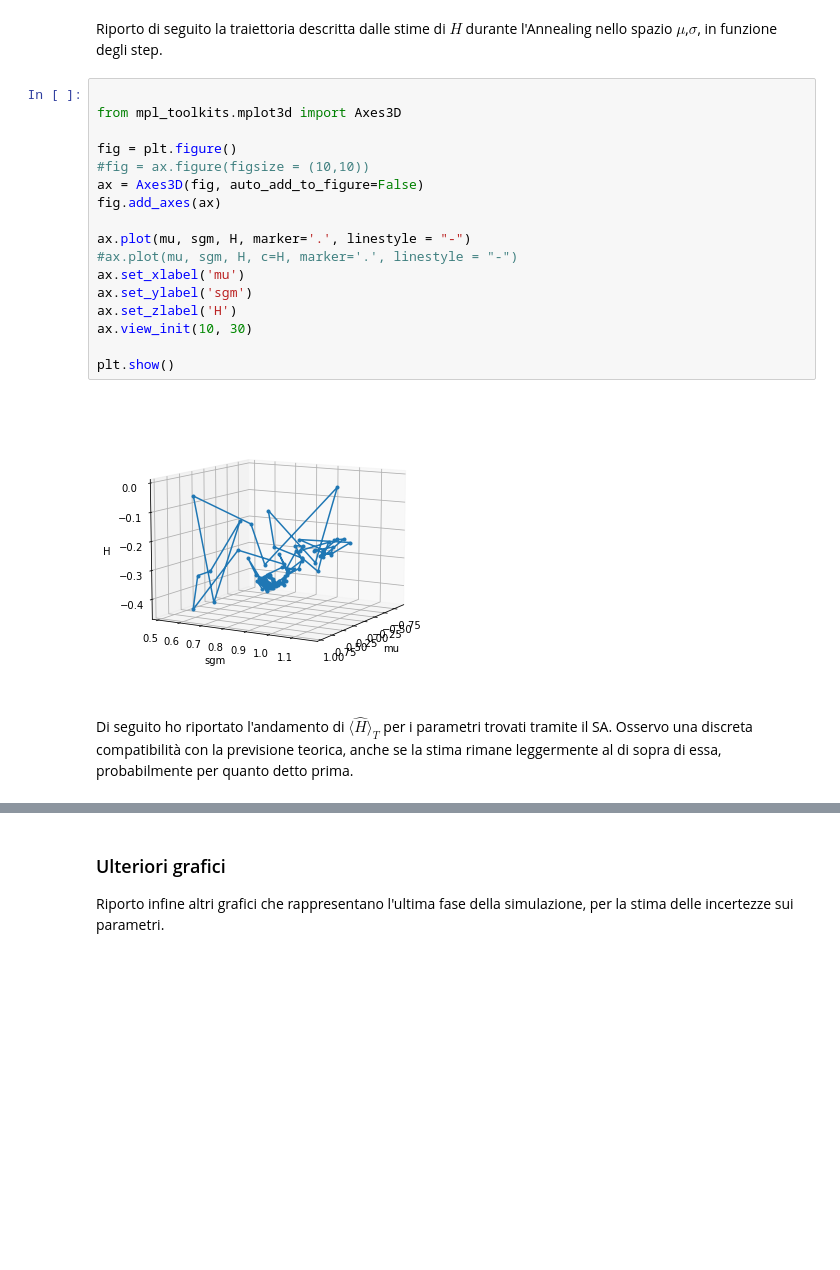
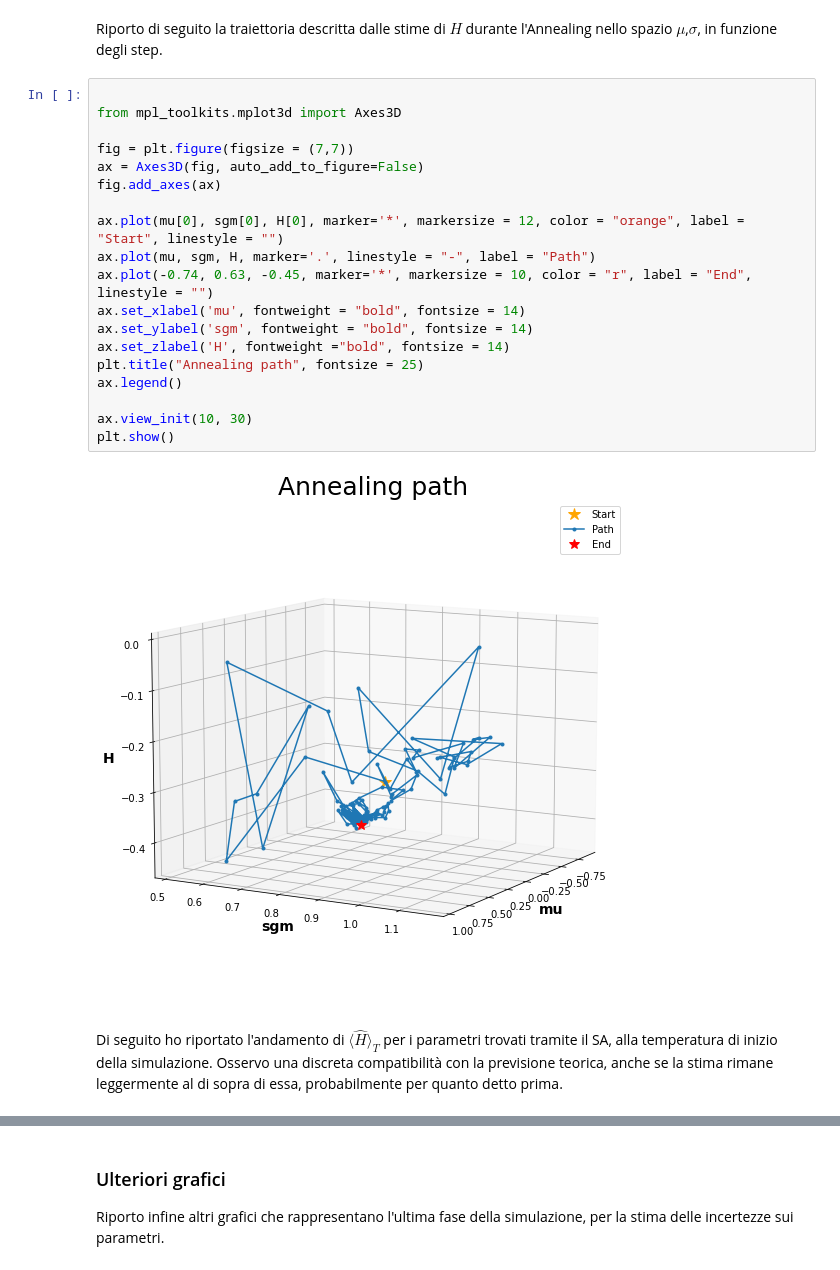
Before and after one commit to martinozanetti/LSN-Martino-Zanetti, a Jupyter notebook: 08-ok/my-08.ipynb, the cells around one changed output, grey strips where cells are left out. Cells and saved outputs as stored; diff of their text form; blank space fills up the shorter version.

```diff
--- a/08-ok/my-08.ipynb
+++ b/08-ok/my-08.ipynb
@@ -152,24 +174,26 @@ Riporto di seguito la traiettoria descritta dalle stime di $H$ durante l'Anneali
 # %%
 
 from mpl_toolkits.mplot3d import Axes3D
 
-fig = plt.figure()
-#fig = ax.figure(figsize = (10,10))
+fig = plt.figure(figsize = (7,7))
 ax = Axes3D(fig, auto_add_to_figure=False)
 fig.add_axes(ax)
 
-ax.plot(mu, sgm, H, marker='.', linestyle = "-")
-#ax.plot(mu, sgm, H, c=H, marker='.', linestyle = "-")
-ax.set_xlabel('mu')
-ax.set_ylabel('sgm')
-ax.set_zlabel('H')
+ax.plot(mu[0], sgm[0], H[0], marker='*', markersize = 12, color = "orange", label = "Start", linestyle = "")
+ax.plot(mu, sgm, H, marker='.', linestyle = "-", label = "Path")
+ax.plot(-0.74, 0.63, -0.45, marker='*', markersize = 10, color = "r", label = "End", linestyle = "")
+ax.set_xlabel('mu', fontweight = "bold", fontsize = 14)
+ax.set_ylabel('sgm', fontweight = "bold", fontsize = 14)
+ax.set_zlabel('H', fontweight ="bold", fontsize = 14)
+plt.title("Annealing path", fontsize = 25)
+ax.legend()
+
 ax.view_init(10, 30)
-
 plt.show()
 # %% [output]
-[figure, old version]
+[figure, new version]
 # %% [markdown]
 
-Di seguito ho riportato l'andamento di $\langle {\hat H} \rangle_T$ per i parametri trovati tramite il SA.
+Di seguito ho riportato l'andamento di $\langle {\hat H} \rangle_T$ per i parametri trovati tramite il SA, alla temperatura di inizio della simulazione.
 Osservo una discreta compatibilità con la previsione teorica, anche se la stima rimane leggermente al di sopra di essa, probabilmente per quanto detto prima.
 # %%
```
Also changed, not shown: parts of 7 cells of this notebook, 8 other files.
